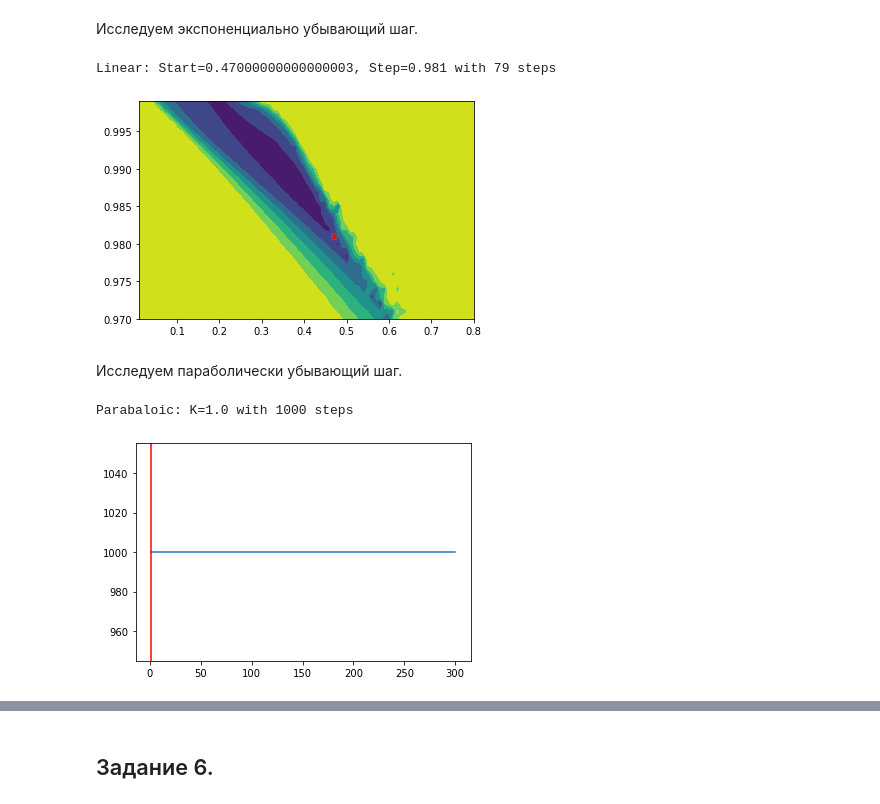
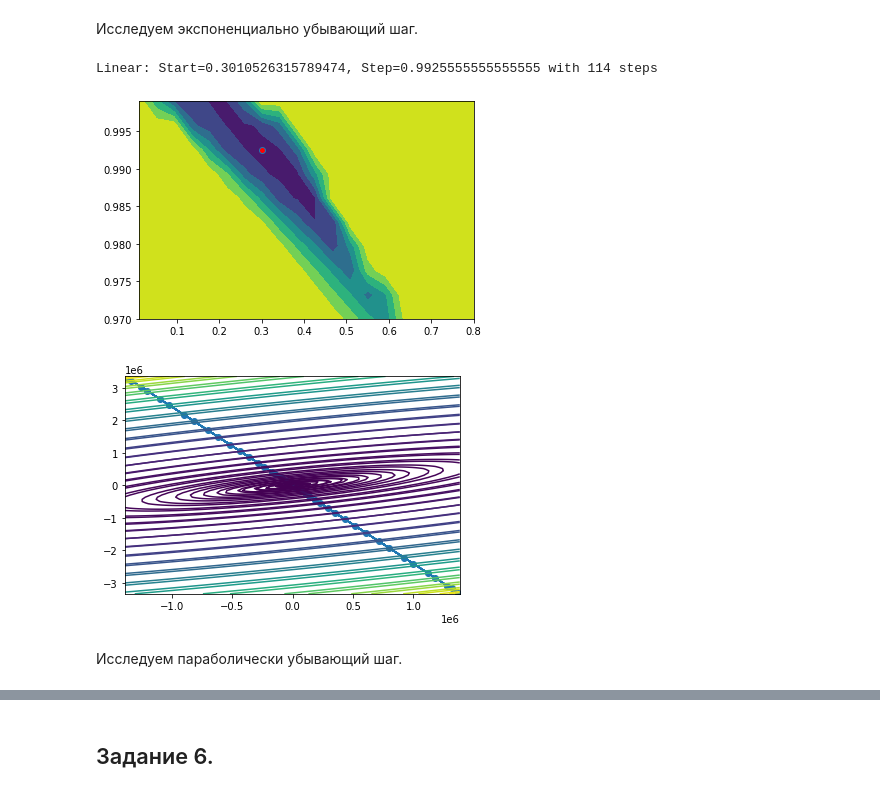
Before and after one commit to alexanderlvarfolomeev/meth-opt-1, a Jupyter notebook: methopts-01.ipynb, the cells around one changed output, grey strips where cells are left out. Drawn from its saved outputs; the diff is of its cells as text; code cells hidden in the pictures.

```diff
--- a/methopts-01.ipynb
+++ b/methopts-01.ipynb
@@ -41,15 +37,13 @@ Const: Rate=0.19 with 124 steps
 Подберите функцию изменения шага (learning rate scheduling), чтобы улучшить сходимость. Например экспоненциальную или ступенчатую.
 # %% [markdown]
 Исследуем экспоненциально убывающий шаг.
-# %%
-grad.find_best_linear_schedule(F(), ods.StepByStep(), 1000, 1e-7, np.array([15, 15]))
-# %% [output]
-Linear: Start=0.47000000000000003, Step=0.981 with 79 steps
-[figure, removed]
+# %%
+step_by_step_linear_best = gradient.find_best_linear_schedule(F(), onedimsearch.StepByStep(), 1000, 1e-7, np.array([15, 15]), True)
+points = gradient.gradient_steps(F(), step_by_step_linear_best, onedimsearch.StepByStep(), 1000, 1e-7, np.array([15, 15]))
+drawing.draw_steps(points, True, F())
+# %% [output]
+Linear: Start=0.3010526315789474, Step=0.9925555555555555 with 114 steps
+[figure, added]
+[figure, added]
 # %% [markdown]
 Исследуем параболически убывающий шаг.
-# %%
-grad.find_best_parabolic_schedule(F(), ods.StepByStep(), 1000, 1e-7, np.array([15, 15]))
-# %% [output]
-Parabaloic: K=1.0 with 1000 steps
-[figure, removed]
```
Also changed, not shown: parts of 11 cells of this notebook, 4 other files.
